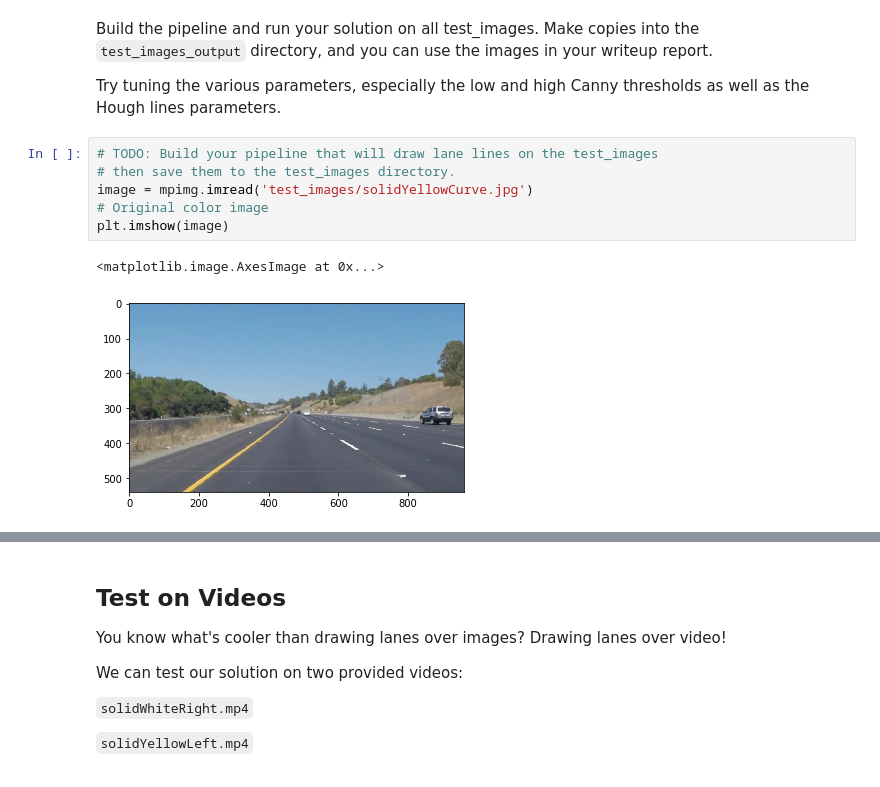
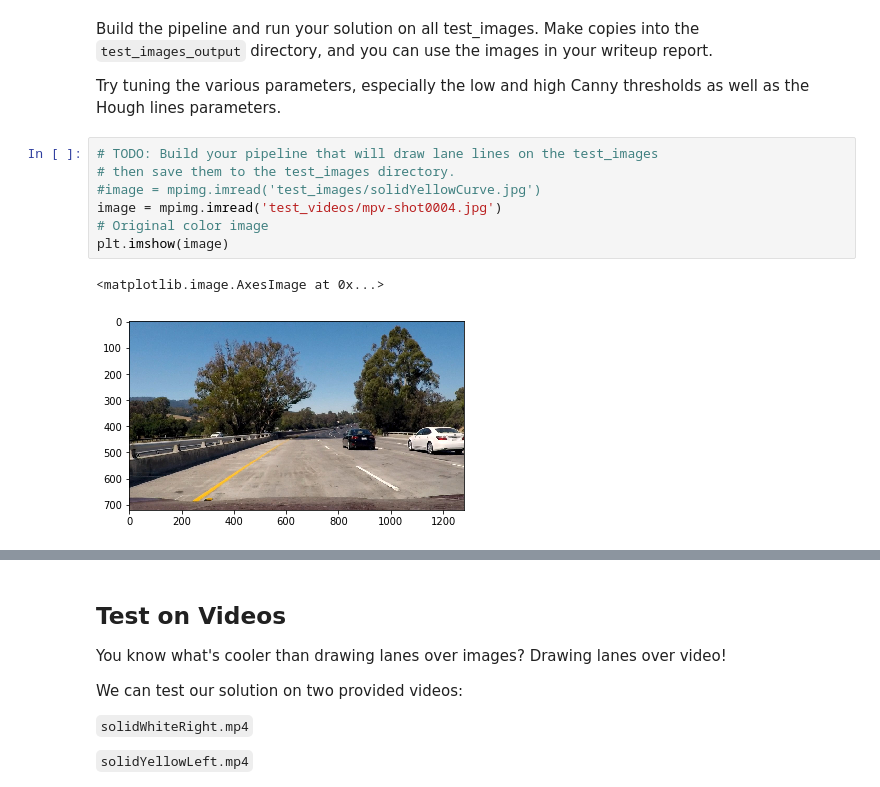
Before and after one commit to 4e6/CarND-LaneLines-P1, a Jupyter notebook: P1.ipynb, the cells around one changed output, grey strips where cells are left out. Cells and saved outputs as stored; diff of their text form.

```diff
--- a/P1.ipynb
+++ b/P1.ipynb
@@ -201,9 +209,10 @@ Try tuning the various parameters, especially the low and high Canny thresholds
 # %%
 # TODO: Build your pipeline that will draw lane lines on the test_images
 # then save them to the test_images directory.
-image = mpimg.imread('test_images/solidYellowCurve.jpg')
+#image = mpimg.imread('test_images/solidYellowCurve.jpg')
+image = mpimg.imread('test_videos/mpv-shot0004.jpg')
 # Original color image
 plt.imshow(image)
 # %% [output]
 <matplotlib.image.AxesImage at 0x...>
-[figure, old version]
+[figure, new version]
```
Also changed, not shown: parts of 14 cells of this notebook, 4 other files.
